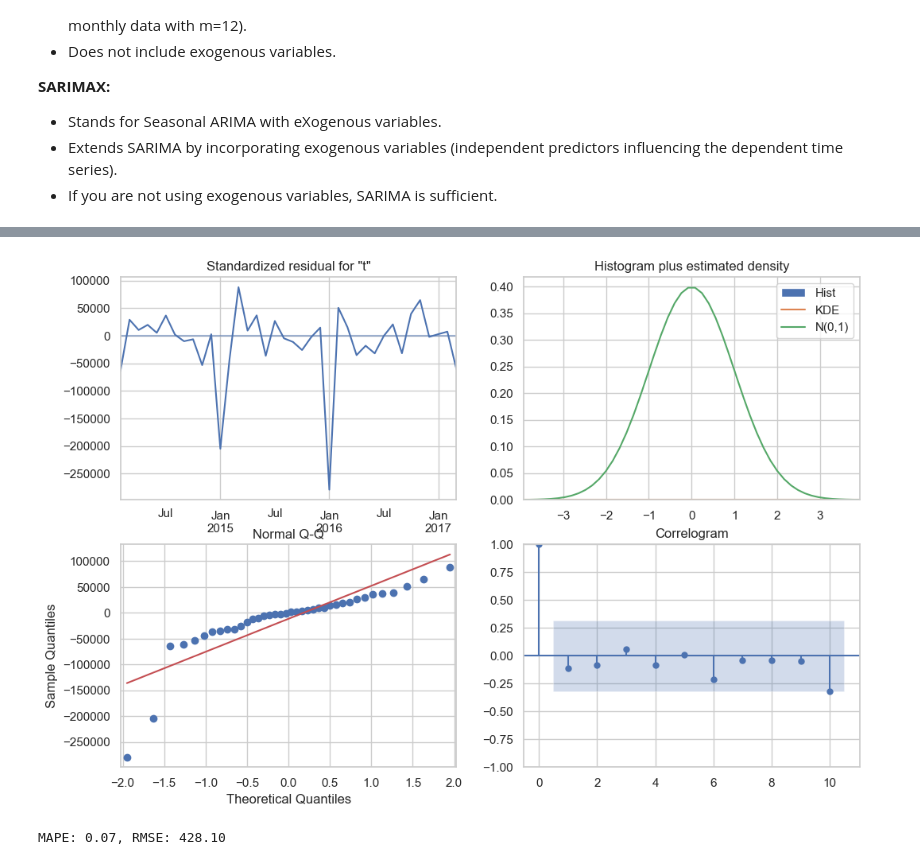
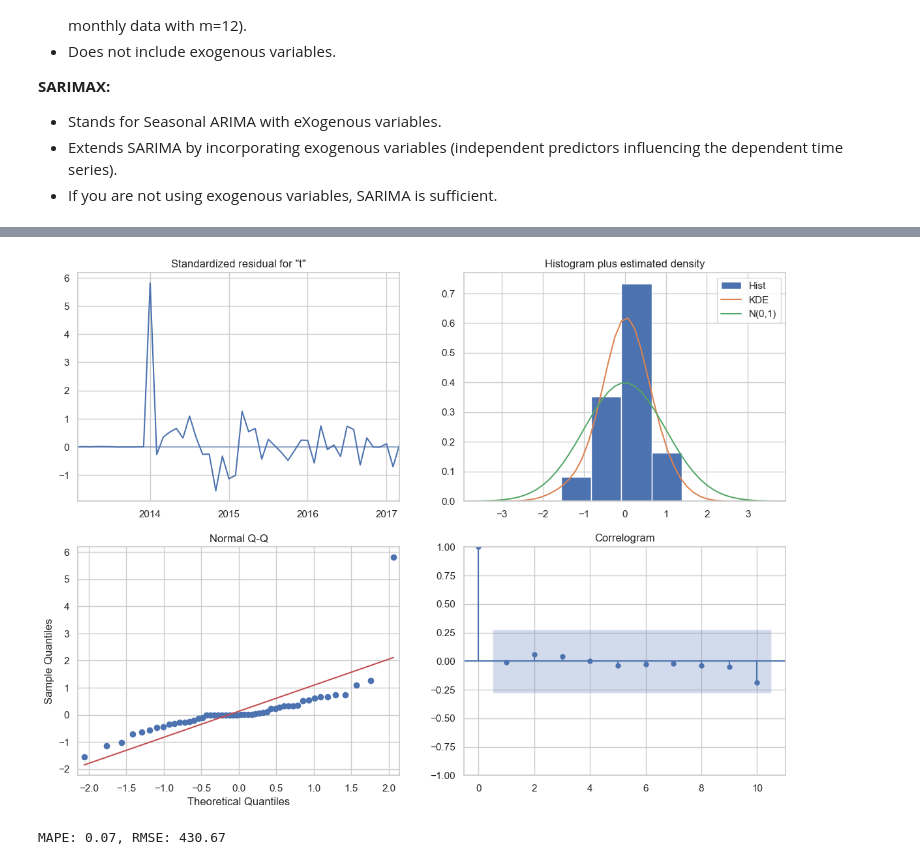
Before and after one commit to bharath03-a/Gun-Violence-Incidents, a Jupyter notebook: notebooks/06_time_series_analysis.ipynb, the cells around one changed output, grey strips where cells are left out. Cells and saved outputs as stored; diff of their text form; code cells hidden in the pictures.

Commit message:
time series refining

```diff
--- a/notebooks/06_time_series_analysis.ipynb
+++ b/notebooks/06_time_series_analysis.ipynb
@@ -248,8 +220,11 @@ The results suggest that the time series is non-stationary. This means:
 - The data likely has trends, seasonality, or other patterns that prevent it from being constant over time.
 - Non-stationary data can lead to inaccurate or unstable forecasts if used directly in models like ARIMA.
 # %%
-ts['first_difference'] = ts['total'] - ts['total'].shift(1)
-perform_adf_test(ts['first_difference'].dropna())
+if adfuller(ts['total'])[1] > 0.05:
+    ts_diff = ts['total'].diff().dropna()
+    perform_adf_test(ts_diff)
+else:
+    ts_diff = ts['total']
 # %% [output]
 Augmented Dickey-Fuller Test Results:
 ADF Test Statistic: -10.757236994842238
@@ -285,4 +313,4 @@ Conclusion: Strong evidence against the null hypothesis (H0), suggesting the dat
 - Extends SARIMA by incorporating exogenous variables (independent predictors influencing the dependent time series).
 - If you are not using exogenous variables, SARIMA is sufficient.
 # %%
-y_train, y_test = ts[:-12], ts[-12:]
+y_train, y_test = ts['total'].iloc[:-12], ts['total'].iloc[-12:]
@@ -288,0 +319,12 @@ y_train, y_test = ts[:-12], ts[-12:]
+# %%
+model = auto_arima(
+    ts['total'],
+    seasonal=True,
+    m=12,
+    stepwise=True,
+    trace=True,
+    error_action="ignore",
+    suppress_warnings=True
+)
+
+print(model.summary())
@@ -289,4 +351,2 @@ y_train, y_test = ts[:-12], ts[-12:]
 # %%
-model = sm.tsa.statespace.SARIMAX(y_train['total'],order=(0,1,0), seasonal_order=(1,1,1,12))
-model_fit = model.fit()
-print(model_fit.summary())
+sarima_model = ARIMA(y_train, order=model.order, seasonal_order=model.seasonal_order).fit()
@@ -321,14 +353,17 @@ Warnings:
 # %%
-model_fit.plot_diagnostics(figsize=(12, 8))
+sarima_model.plot_diagnostics(figsize=(14, 10))
 plt.show()
 # %% [output]
-[figure, old version]
+[figure, new version]
 # %%
-forecast = model_fit.forecast(steps=12)
+forecast = sarima_model.forecast(steps=len(y_test))
+forecast = np.array(forecast).flatten()
+forecast_series = pd.Series(data=forecast, index=y_test.index)
 
-mape = mean_absolute_percentage_error(y_test['total'], forecast)
-rmse = mean_squared_error(y_test['total'], forecast, squared=False)
+
+mape = mean_absolute_percentage_error(y_test, forecast_series)
+rmse = mean_squared_error(y_test, forecast_series, squared=False)
 
 print(f"MAPE: {mape:.2f}, RMSE: {rmse:.2f}")
 # %% [output]
-MAPE: 0.07, RMSE: 428.10
+MAPE: 0.07, RMSE: 430.67
```
Also changed, not shown: parts of 17 cells of this notebook, 1 other file.
